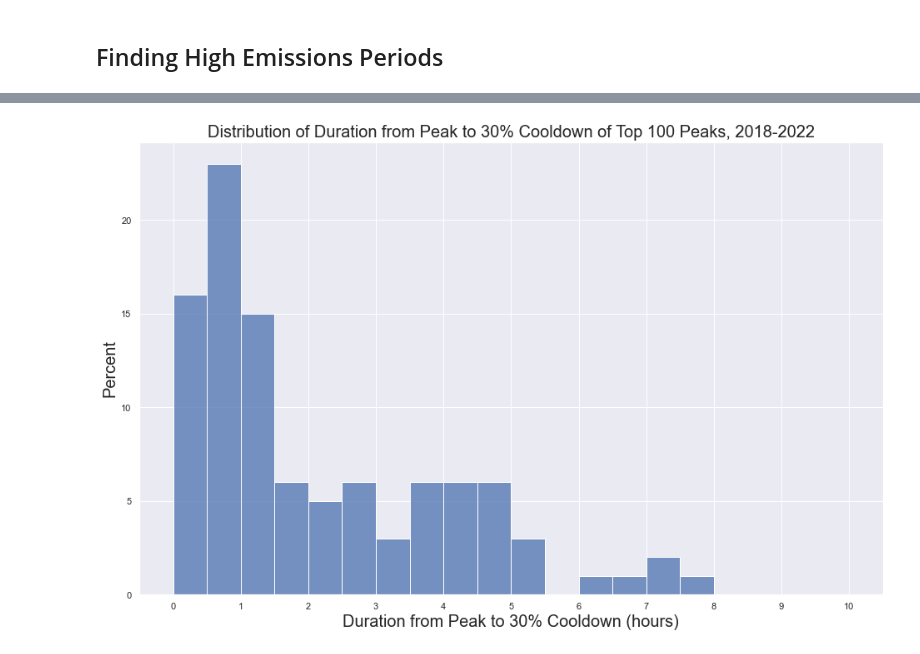
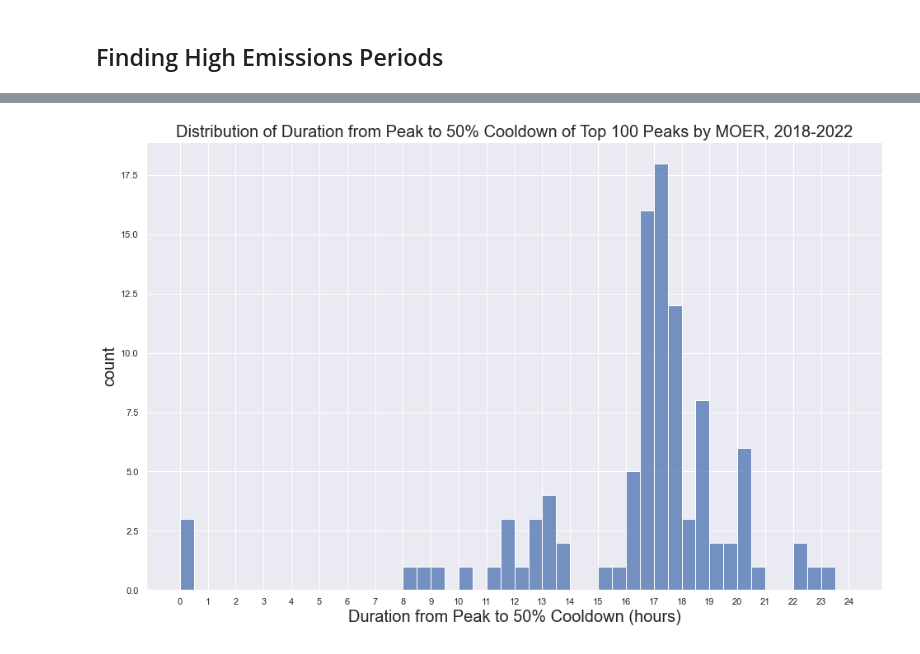
Before and after one commit to utkarshapets/load-shift-emissions, a Jupyter notebook: Wattime High Emission Period Analysis.ipynb, the cells around one changed output, grey strips where cells are left out. Cells and saved outputs as stored; diff of their text form; code cells hidden in the pictures.

```diff
--- a/Wattime High Emission Period Analysis.ipynb
+++ b/Wattime High Emission Period Analysis.ipynb
@@ -41,8 +41,16 @@ df = df.drop("point_time", axis=1)
 df = df.rename(columns = {"value" : "MOER"})
 # 30 minute rolling average of MOER
 df["MOER_rolling"] = df['MOER'].rolling(6).mean()
-df = df.iloc[5: , :]
+df = df[df["year"] != 2017]
 df = df.reset_index()
+
+hour_averages = []
+for i in range(0, len(df), 12):
+    avg = np.mean(df["MOER"].iloc[i:i+12])
+    hour_averages += [avg] * 12
+
+df["MOER_hourly_average"] = hour_averages[:len(df)]
+
 df
 # %% [output]
 |  | index | MOER | frequency | market | ba | datatype | version | date_PT | time | year | month | ... |
@@ -312,5 +359,5 @@ get_extreme_peaks_by_value(1000, waking_hours_only=True)
 # %%
-def get_top_n_extreme_intervals(n, percent_reduction_from_peak, waking_hours_only=False):
+def get_top_n_extreme_intervals(n, percent_reduction_from_peak, waking_hours_only=False, datatype="MOER"):
     """
     Returns a table with information about the n most extreme peaks (by smoothed MOER value).
         The interval is categorized as the time from the peak to the specified percent reduction from the peak
@@ -325,24 +372,32 @@ def get_top_n_extreme_intervals(n, percent_reduction_from_peak, waking_hours_onl
     else:
         data = df
 
-    data = data.reset_index()
+    data = data.reset_index(drop=True)
+
+    if datatype == "MOER":
+        moers = data["MOER"]
+    elif datatype == "MOER_rolling":
+        moers = data["MOER_rolling"]
+    elif datatype == "MOER_hourly_average":
+        data = data.iloc[::12, :]
+        data = data.reset_index(drop=True)
+        moers = data["MOER_hourly_average"]
 
     intervals = pd.DataFrame(columns=["peak_time", "end_time", "peak_MOER"])
-    peaks = get_extreme_peaks_by_value(0, waking_hours_only=waking_hours_only)
+    peaks = get_extreme_peaks_by_value(750, waking_hours_only=waking_hours_only)
 
     for i in peaks.index:
-        peak = peaks["MOER_rolling"][i]
+        peak = peaks[datatype][i]
         goal = peak * (1 - percent_reduction_from_peak / 100)
 
         end_index = i
-        while end_index < len(data) - 1 and data["MOER_rolling"][end_index] > goal:
+        while end_index < len(data) - 1 and data[datatype][end_index] > goal:
             end_index += 1
 
         peak_time = data["date_PT"][i]
         end_time = data["date_PT"][end_index]
 
-        if peak_time.day == end_time.day:
-            intervals.loc[len(intervals)] = [peak_time, end_time, peak]
+        intervals.loc[len(intervals)] = [peak_time, end_time, peak]
 
     intervals["duration"] = intervals["end_time"] - intervals["peak_time"]
     intervals["duration"] = [td.seconds / 3600 for td in intervals["duration"]]
@@ -424,0 +486,3 @@ top_100_30_percent.sort_values("duration", ascending=False)
+# %%
+top_100_50_percent = get_top_n_extreme_intervals(100, 50, waking_hours_only=True, datatype="MOER")
+top_100_50_percent.sort_values("duration", ascending=False)
@@ -425,10 +503,10 @@ top_100_30_percent.sort_values("duration", ascending=False)
 # %%
-ax = sns.histplot(data=top_100_30_percent, x="duration", stat="percent", binwidth=0.5, binrange=[0, 10]);
-ax.set(xticks=range(0, 11))
+ax = sns.histplot(data=top_100_50_percent, x="duration", stat="percent", binwidth=0.5, binrange=[0, 24]);
+ax.set(xticks=range(0, 25))
 ax.set(title="")
-ax.set_ylabel("Percent", fontsize = 20)
-ax.set_xlabel("Duration from Peak to 30% Cooldown (hours)", fontsize = 20)
-ax.set_title("Distribution of Duration from Peak to 30% Cooldown of Top 100 Peaks, 2018-2022", fontsize=20)
+ax.set_ylabel("count", fontsize = 20)
+ax.set_xlabel("Duration from Peak to 50% Cooldown (hours)", fontsize = 20)
+ax.set_title("Distribution of Duration from Peak to 50% Cooldown of Top 100 Peaks by MOER, 2018-2022", fontsize=20)
 ax;
 # %% [output]
-[figure, old version]
+[figure, new version]
```
Also changed, not shown: parts of 31 cells of this notebook, 2 other files.
